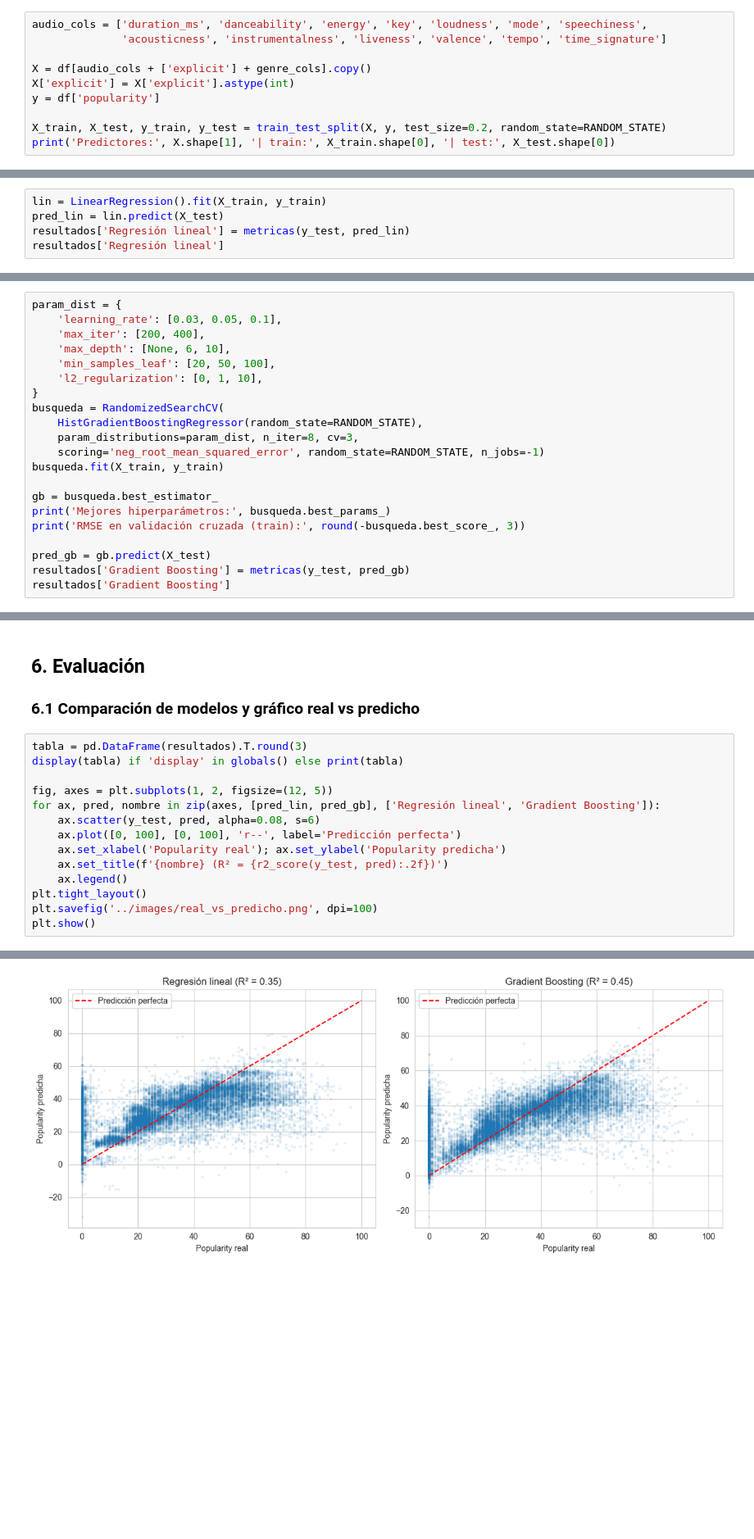
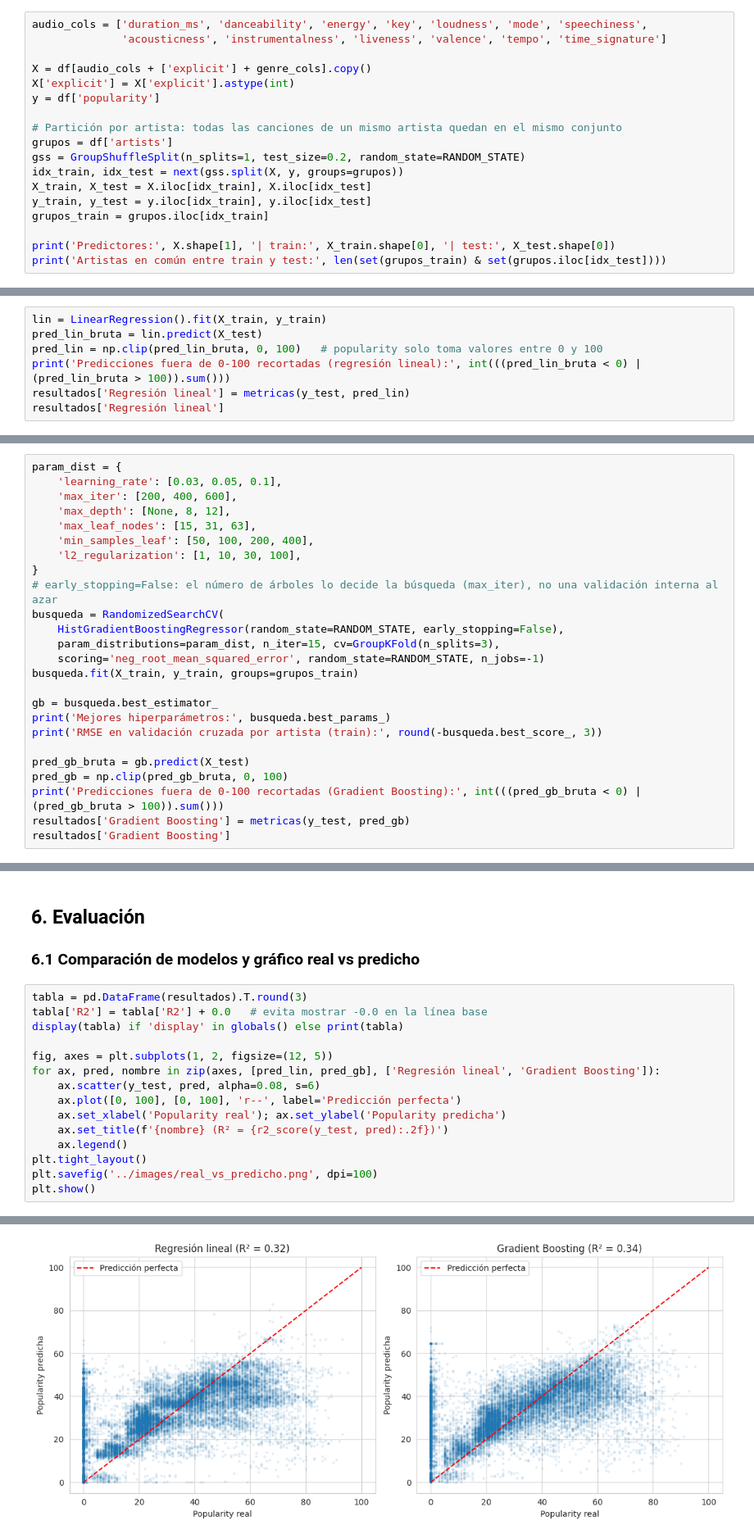
Before and after one commit to gabrielcaroca/ev1_machine_learning, a Jupyter notebook: notebooks/03_modelado.ipynb, the cells around one changed output, grey strips where cells are left out. Shown at 82% size. Cells and saved outputs as stored; diff of their text form; blank space fills up the shorter version.

```diff
--- a/notebooks/03_modelado.ipynb
+++ b/notebooks/03_modelado.ipynb
@@ -49,6 +56,14 @@ X = df[audio_cols + ['explicit'] + genre_cols].copy()
 X['explicit'] = X['explicit'].astype(int)
 y = df['popularity']
 
-X_train, X_test, y_train, y_test = train_test_split(X, y, test_size=0.2, random_state=RANDOM_STATE)
+# Partición por artista: todas las canciones de un mismo artista quedan en el mismo conjunto
+grupos = df['artists']
+gss = GroupShuffleSplit(n_splits=1, test_size=0.2, random_state=RANDOM_STATE)
+idx_train, idx_test = next(gss.split(X, y, groups=grupos))
+X_train, X_test = X.iloc[idx_train], X.iloc[idx_test]
+y_train, y_test = y.iloc[idx_train], y.iloc[idx_test]
+grupos_train = grupos.iloc[idx_train]
+
 print('Predictores:', X.shape[1], '| train:', X_train.shape[0], '| test:', X_test.shape[0])
+print('Artistas en común entre train y test:', len(set(grupos_train) & set(grupos.iloc[idx_test])))
 # %% [output]
@@ -77,6 +91,8 @@ resultados['Baseline (media)']
 # %%
 lin = LinearRegression().fit(X_train, y_train)
-pred_lin = lin.predict(X_test)
+pred_lin_bruta = lin.predict(X_test)
+pred_lin = np.clip(pred_lin_bruta, 0, 100)   # popularity solo toma valores entre 0 y 100
+print('Predicciones fuera de 0-100 recortadas (regresión lineal):', int(((pred_lin_bruta < 0) | (pred_lin_bruta > 100)).sum()))
 resultados['Regresión lineal'] = metricas(y_test, pred_lin)
 resultados['Regresión lineal']
 # %% [output]
@@ -94,22 +109,26 @@ Se usa `HistGradientBoostingRegressor` de scikit-learn, una implementación de g
 # %%
 param_dist = {
     'learning_rate': [0.03, 0.05, 0.1],
-    'max_iter': [200, 400],
-    'max_depth': [None, 6, 10],
-    'min_samples_leaf': [20, 50, 100],
-    'l2_regularization': [0, 1, 10],
+    'max_iter': [200, 400, 600],
+    'max_depth': [None, 8, 12],
+    'max_leaf_nodes': [15, 31, 63],
+    'min_samples_leaf': [50, 100, 200, 400],
+    'l2_regularization': [1, 10, 30, 100],
 }
+# early_stopping=False: el número de árboles lo decide la búsqueda (max_iter), no una validación interna al azar
 busqueda = RandomizedSearchCV(
-    HistGradientBoostingRegressor(random_state=RANDOM_STATE),
-    param_distributions=param_dist, n_iter=8, cv=3,
+    HistGradientBoostingRegressor(random_state=RANDOM_STATE, early_stopping=False),
+    param_distributions=param_dist, n_iter=15, cv=GroupKFold(n_splits=3),
     scoring='neg_root_mean_squared_error', random_state=RANDOM_STATE, n_jobs=-1)
-busqueda.fit(X_train, y_train)
+busqueda.fit(X_train, y_train, groups=grupos_train)
 
 gb = busqueda.best_estimator_
 print('Mejores hiperparámetros:', busqueda.best_params_)
-print('RMSE en validación cruzada (train):', round(-busqueda.best_score_, 3))
+print('RMSE en validación cruzada por artista (train):', round(-busqueda.best_score_, 3))
 
-pred_gb = gb.predict(X_test)
+pred_gb_bruta = gb.predict(X_test)
+pred_gb = np.clip(pred_gb_bruta, 0, 100)
+print('Predicciones fuera de 0-100 recortadas (Gradient Boosting):', int(((pred_gb_bruta < 0) | (pred_gb_bruta > 100)).sum()))
 resultados['Gradient Boosting'] = metricas(y_test, pred_gb)
 resultados['Gradient Boosting']
 # %% [output]
@@ -124,6 +182,7 @@ RMSE en validación cruzada (train): 15.389
 ### 6.1 Comparación de modelos y gráfico real vs predicho
 # %%
 tabla = pd.DataFrame(resultados).T.round(3)
+tabla['R2'] = tabla['R2'] + 0.0   # evita mostrar -0.0 en la línea base
 display(tabla) if 'display' in globals() else print(tabla)
 
 fig, axes = plt.subplots(1, 2, figsize=(12, 5))
@@ -144,2 +203,2 @@ Gradient Boosting  15.106  10.530  0.454
-[figure, old version]
+[figure, new version]
 # %% [markdown]
```
Also changed, not shown: parts of 45 cells of this notebook, 17 other files.
